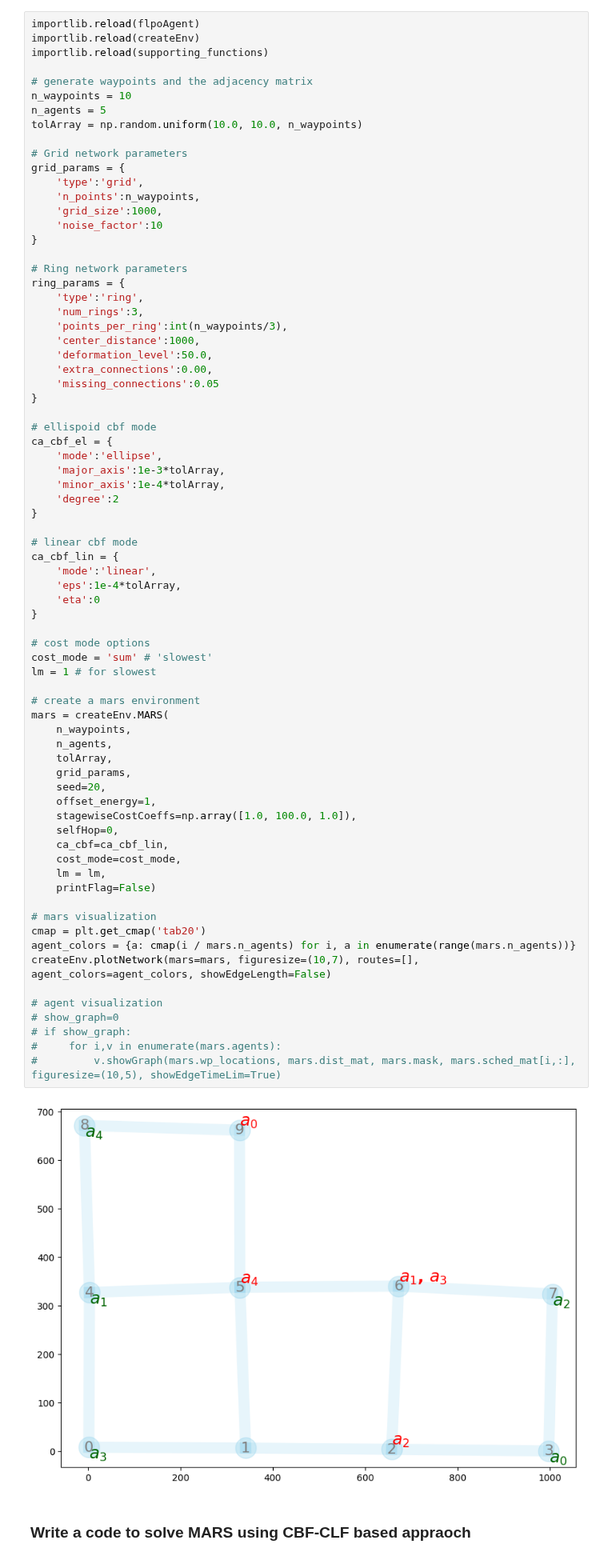
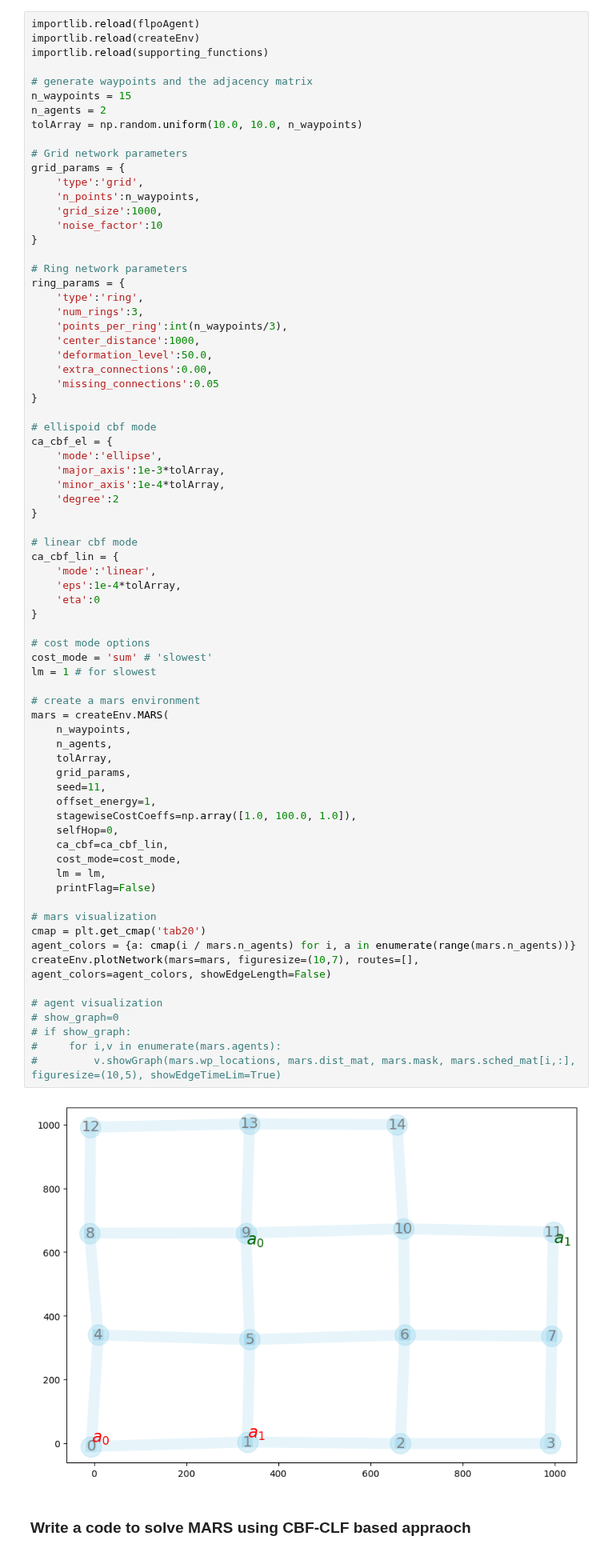
Before and after one commit to dt-1729/ULI_NASA, a Jupyter notebook: UTM_scheduling_and_routing/main.ipynb, the cells around one changed output. Shown at 80% size. Saved outputs shown, nothing was run; the diff lists cells and outputs as text.

```diff
--- a/UTM_scheduling_and_routing/main.ipynb
+++ b/UTM_scheduling_and_routing/main.ipynb
@@ -15,8 +15,8 @@ importlib.reload(createEnv)
 importlib.reload(supporting_functions)
 
 # generate waypoints and the adjacency matrix
-n_waypoints = 10
-n_agents = 5
+n_waypoints = 15
+n_agents = 2
 tolArray = np.random.uniform(10.0, 10.0, n_waypoints)
 
 # Grid network parameters
@@ -55,35 +55,35 @@ ca_cbf_lin = {
 
 # cost mode options
 cost_mode = 'sum' # 'slowest'
 lm = 1 # for slowest
 
 # create a mars environment
 mars = createEnv.MARS(
     n_waypoints,
     n_agents,
     tolArray,
     grid_params,
-    seed=20,
+    seed=11,
     offset_energy=1,
     stagewiseCostCoeffs=np.array([1.0, 100.0, 1.0]),
     selfHop=0,
     ca_cbf=ca_cbf_lin,
     cost_mode=cost_mode,
     lm = lm,
     printFlag=False)
 
 # mars visualization
 cmap = plt.get_cmap('tab20')
 agent_colors = {a: cmap(i / mars.n_agents) for i, a in enumerate(range(mars.n_agents))}
 createEnv.plotNetwork(mars=mars, figuresize=(10,7), routes=[], agent_colors=agent_colors, showEdgeLength=False)
 
 # agent visualization
 # show_graph=0
 # if show_graph:
 #     for i,v in enumerate(mars.agents):
 #         v.showGraph(mars.wp_locations, mars.dist_mat, mars.mask, mars.sched_mat[i,:], figuresize=(10,5), showEdgeTimeLim=True)
 # %% [output]
-[figure, old version]
+[figure, new version]
 # %% [markdown]
 ### Write a code to solve MARS using CBF-CLF based appraoch
 # %%
```
Also changed, not shown: parts of 4 cells of this notebook, 1 other file.
